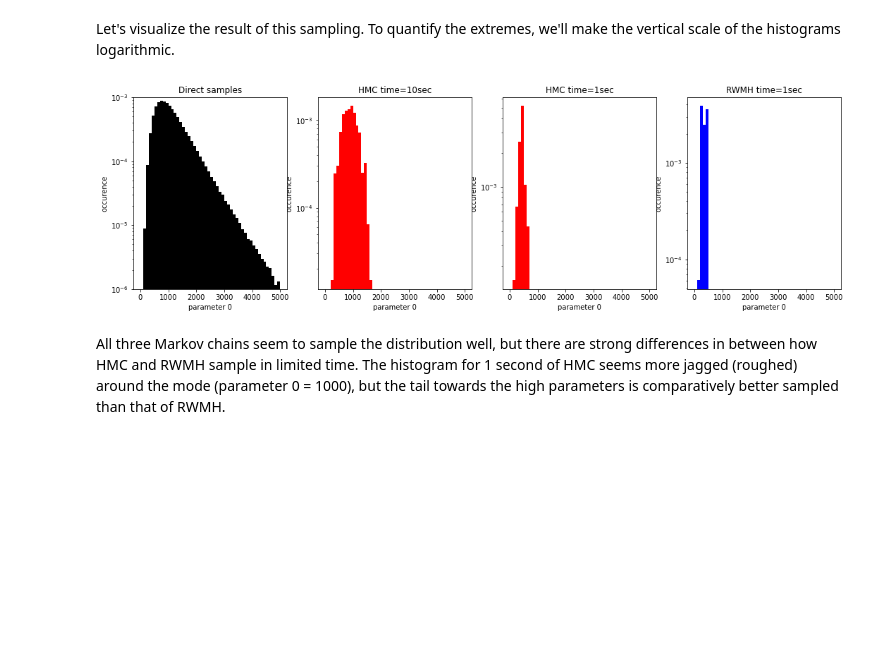
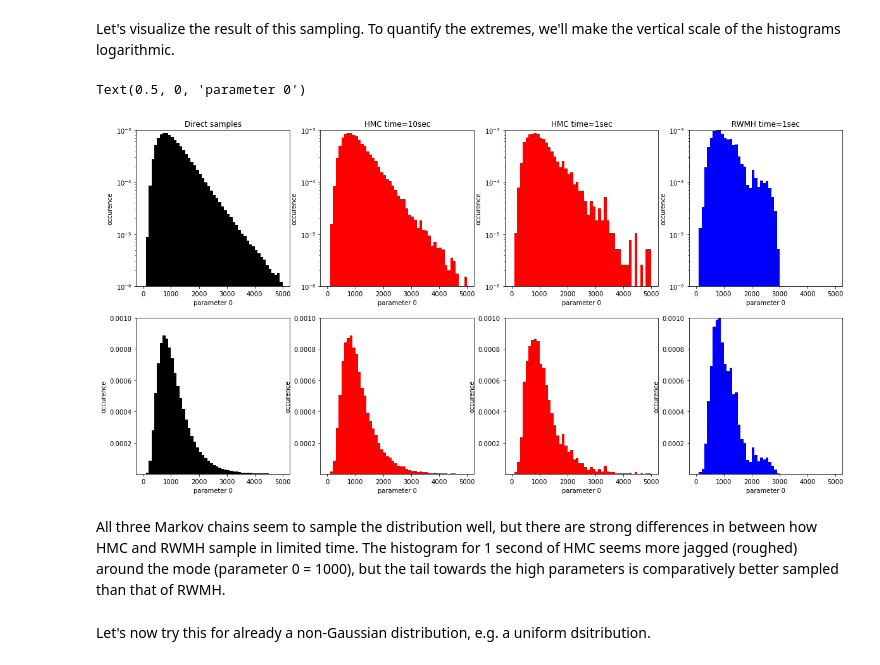
Before and after one commit to larsgeb/hmclab, a Jupyter notebook: notebooks/tutorials/5 - Transforming parameters.ipynb, the cells around one changed output. Saved outputs shown, nothing was run; the diff lists cells and outputs as text; code cells hidden in the pictures; blank space fills up the shorter version.

```diff
--- a/notebooks/tutorials/5 - Transforming parameters.ipynb
+++ b/notebooks/tutorials/5 - Transforming parameters.ipynb
@@ -6,12 +6,12 @@ import matplotlib.pyplot as plt
 
 In this notebook we will show how to use a coordinate transform on any distribution. We define a Normal distribution in logarithmic space by simply initializing a Normal distribution and transforming it to logarithmic coordinates. The transformation described in this notebook can in principle be applied to any distribution.
 # %%
-dimensions = 10
+dimensions = 20
 ones = numpy.ones((dimensions,1))
 
 prior_1 = hmclab.Distributions.Normal(
     means=3 * ones,
-    covariance=[0.05]*100,
+    covariance=0.05 * ones,
 )
 prior_1_l = hmclab.Distributions.TransformToLogSpace(prior_1)
 # %% [markdown]
@@ -107,11 +107,11 @@ samples_hmc_many_samples = sampler_hmc_many_samples.load_results()
 # %% [markdown]
 Let's visualize the result of this sampling. To quantify the extremes, we'll make the vertical scale of the histograms logarithmic.
 # %%
-plt.figure(figsize=(18, 5))
+plt.figure(figsize=(20, 10))
 
 parameter_to_plot = 0
 
-plt.subplot(141)
+plt.subplot(241)
 plt.title("Direct samples")
 _,bins,_ = plt.hist(
     samples[parameter_to_plot, :],
@@ -123,39 +123,82 @@ _,bins,_ = plt.hist(
 plt.ylim([1e-6,1e-3])
 plt.ylabel("occurence")
 plt.xlabel(f"parameter {parameter_to_plot}")
 plt.gca().set_yscale('log')
 
-plt.subplot(142)
+plt.subplot(242)
 plt.title("HMC time=10sec")
 plt.hist(
     samples_hmc_many_samples[parameter_to_plot, :],
     bins=bins,
     color="r",    density=True,
 
 )
-# plt.ylim([1e-6,1e-3])
+plt.ylim([1e-6,1e-3])
 plt.ylabel("occurence")
 plt.xlabel(f"parameter {parameter_to_plot}")
 plt.gca().set_yscale('log')
 
-plt.subplot(143)
+plt.subplot(243)
 plt.title("HMC time=1sec")
 plt.hist(samples_hmc[parameter_to_plot, :], bins=bins, color="r",    density=True,
 )
-# plt.ylim([1e-6,1e-3])
+plt.ylim([1e-6,1e-3])
 plt.ylabel("occurence")
 plt.xlabel(f"parameter {parameter_to_plot}")
 plt.gca().set_yscale('log')
 
-plt.subplot(144)
+plt.subplot(244)
 plt.title("RWMH time=1sec")
 plt.hist(samples_rwmh[parameter_to_plot, :], bins=bins,color="b",    density=True,
 )
-# plt.ylim([1e-6,1e-3])
+plt.ylim([1e-6,1e-3])
 plt.ylabel("occurence")
 plt.xlabel(f"parameter {parameter_to_plot}")
 plt.gca().set_yscale('log')
+
+
+### Second row
+
+plt.subplot(245)
+_,bins,_ = plt.hist(
+    samples[parameter_to_plot, :],
+    range=[0,5000],
+    bins=50,
+    color="k",
+    density=True,
+)
+plt.ylim([1e-6,1e-3])
+plt.ylabel("occurence")
+plt.xlabel(f"parameter {parameter_to_plot}")
+
+plt.subplot(246)
+plt.hist(
+    samples_hmc_many_samples[parameter_to_plot, :],
+    bins=bins,
+    color="r",    density=True,
+
+)
+plt.ylim([1e-6,1e-3])
+plt.ylabel("occurence")
+plt.xlabel(f"parameter {parameter_to_plot}")
+
+plt.subplot(247)
+plt.hist(samples_hmc[parameter_to_plot, :], bins=bins, color="r",    density=True,
+)
+plt.ylim([1e-6,1e-3])
+plt.ylabel("occurence")
+plt.xlabel(f"parameter {parameter_to_plot}")
+
+plt.subplot(248)
+plt.hist(samples_rwmh[parameter_to_plot, :], bins=bins,color="b",    density=True,
+)
+plt.ylim([1e-6,1e-3])
+plt.ylabel("occurence")
+plt.xlabel(f"parameter {parameter_to_plot}")
 # %% [output]
+Text(0.5, 0, 'parameter 0')
-[figure, old version]
+[figure, new version]
 # %% [markdown]
 All three Markov chains seem to sample the distribution well, but there are strong differences in between how HMC and RWMH sample in limited time. The histogram for 1 second of HMC seems more jagged (roughed) around the mode (parameter 0 = 1000), but the tail towards the high parameters is comparatively better sampled than that of RWMH.
+# %% [markdown]
+Let's now try this for already a non-Gaussian distribution, e.g. a uniform dsitribution.
```
Also changed, not shown: parts of 5 cells of this notebook, 1 other file.
